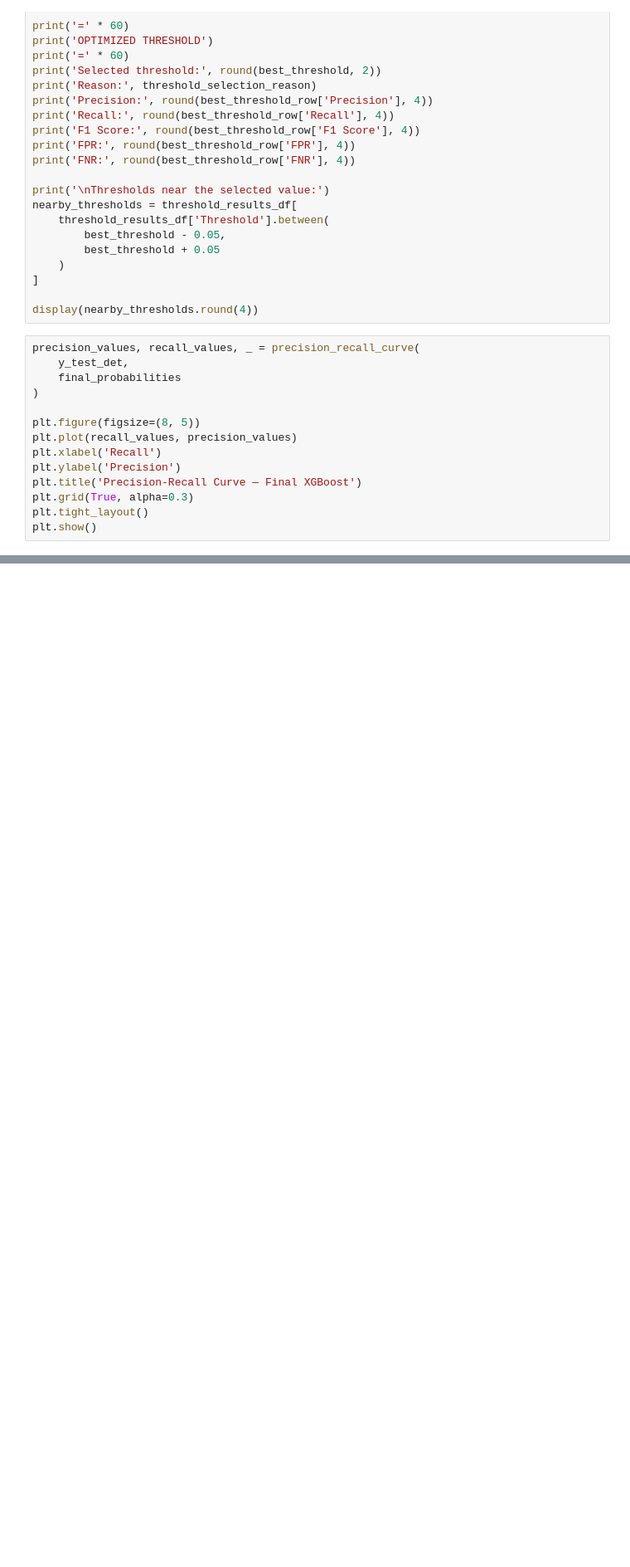
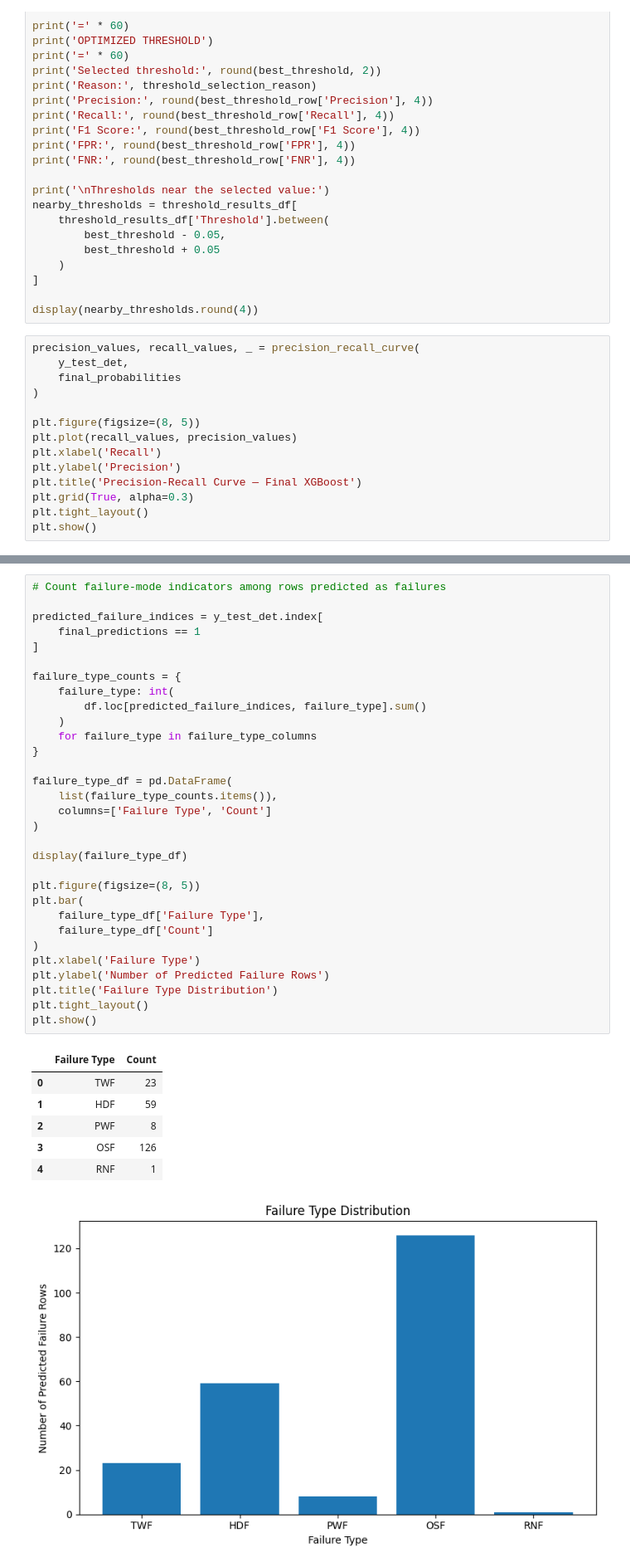
Before and after one commit to Abhishek31O6/-Explainable-Machine-Failure-Classification, a Jupyter notebook: Explainable_Machine_Failure_Classification.ipynb, the cells around one changed output, grey strips where cells are left out. Shown at 83% size. Saved outputs shown, nothing was run; the diff lists cells and outputs as text; blank space fills up the shorter version.

```diff
--- a/Explainable_Machine_Failure_Classification.ipynb
+++ b/Explainable_Machine_Failure_Classification.ipynb
@@ -741,0 +850,39 @@ plt.show()
+# %%
+# Count failure-mode indicators among rows predicted as failures
+
+predicted_failure_indices = y_test_det.index[
+    final_predictions == 1
+]
+
+failure_type_counts = {
+    failure_type: int(
+        df.loc[predicted_failure_indices, failure_type].sum()
+    )
+    for failure_type in failure_type_columns
+}
+
+failure_type_df = pd.DataFrame(
+    list(failure_type_counts.items()),
+    columns=['Failure Type', 'Count']
+)
+
+display(failure_type_df)
+
+plt.figure(figsize=(8, 5))
+plt.bar(
+    failure_type_df['Failure Type'],
+    failure_type_df['Count']
+)
+plt.xlabel('Failure Type')
+plt.ylabel('Number of Predicted Failure Rows')
+plt.title('Failure Type Distribution')
+plt.tight_layout()
+plt.show()
+# %% [output]
+|  | Failure Type | Count |
+| 0 | TWF | 23 |
+| 1 | HDF | 59 |
+| 2 | PWF | 8 |
+| 3 | OSF | 126 |
+| 4 | RNF | 1 |
+[figure, added]
```
Also changed, not shown: parts of 8 cells of this notebook.
